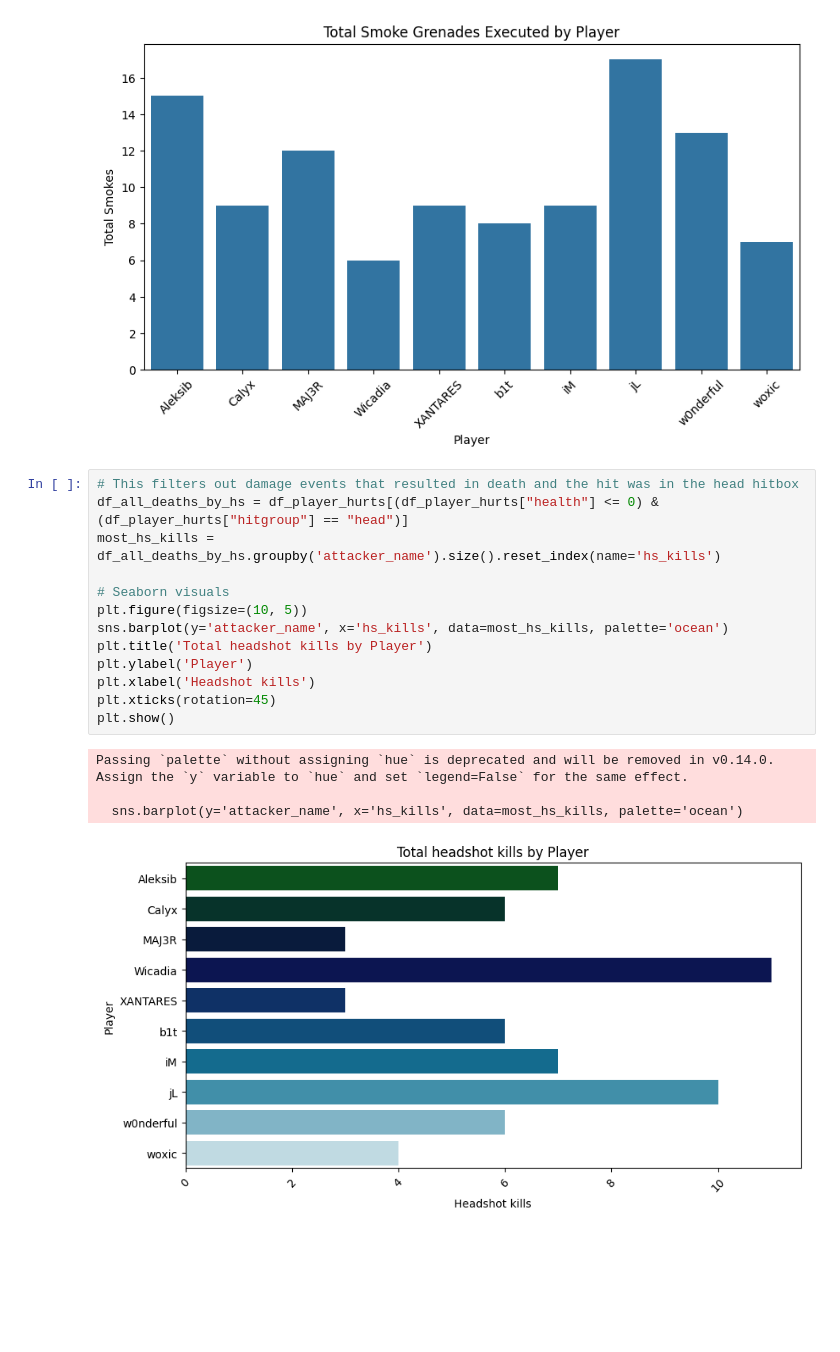
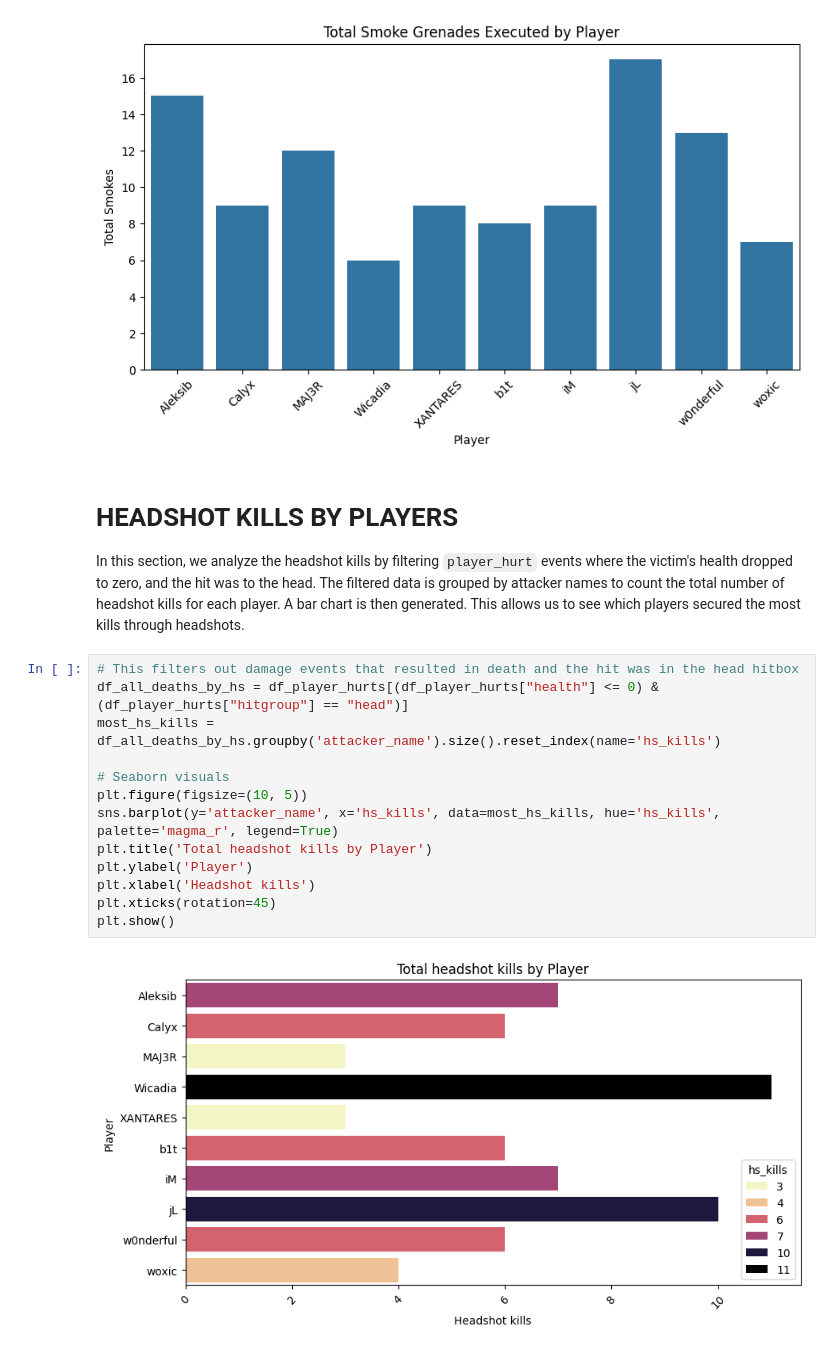
Before and after one commit to jakubcernik/VSB-Esport, a Jupyter notebook: task1.ipynb, the cells around one changed output. Cells and saved outputs as stored; diff of their text form; blank space fills up the shorter version.

```diff
--- a/task1.ipynb
+++ b/task1.ipynb
@@ -477,21 +479,22 @@ plt.xticks(rotation=45)                                              # Rotated n
 plt.show()
 # %% [output]
 [figure]
+# %% [markdown]
+# HEADSHOT KILLS BY PLAYERS
+
+In this section, we analyze the headshot kills by filtering `player_hurt` events where the victim's health dropped to zero, and the hit was to the head. The filtered data is grouped by attacker names to count the total number of headshot kills for each player. A bar chart is then generated. This allows us to see which players secured the most kills through headshots.
 # %%
 # This filters out damage events that resulted in death and the hit was in the head hitbox
 df_all_deaths_by_hs = df_player_hurts[(df_player_hurts["health"] <= 0) & (df_player_hurts["hitgroup"] == "head")]
 most_hs_kills = df_all_deaths_by_hs.groupby('attacker_name').size().reset_index(name='hs_kills')
 
 # Seaborn visuals
 plt.figure(figsize=(10, 5))
-sns.barplot(y='attacker_name', x='hs_kills', data=most_hs_kills, palette='ocean')
+sns.barplot(y='attacker_name', x='hs_kills', data=most_hs_kills, hue='hs_kills', palette='magma_r', legend=True)
 plt.title('Total headshot kills by Player')
 plt.ylabel('Player')
 plt.xlabel('Headshot kills')
 plt.xticks(rotation=45)
 plt.show()
 # %% [output]
-Passing `palette` without assigning `hue` is deprecated and will be removed in v0.14.0. Assign the `y` variable to `hue` and set `legend=False` for the same effect.
-
-  sns.barplot(y='attacker_name', x='hs_kills', data=most_hs_kills, palette='ocean')
-[figure, old version]
+[figure, new version]
```
Also changed, not shown: parts of 3 cells of this notebook.
